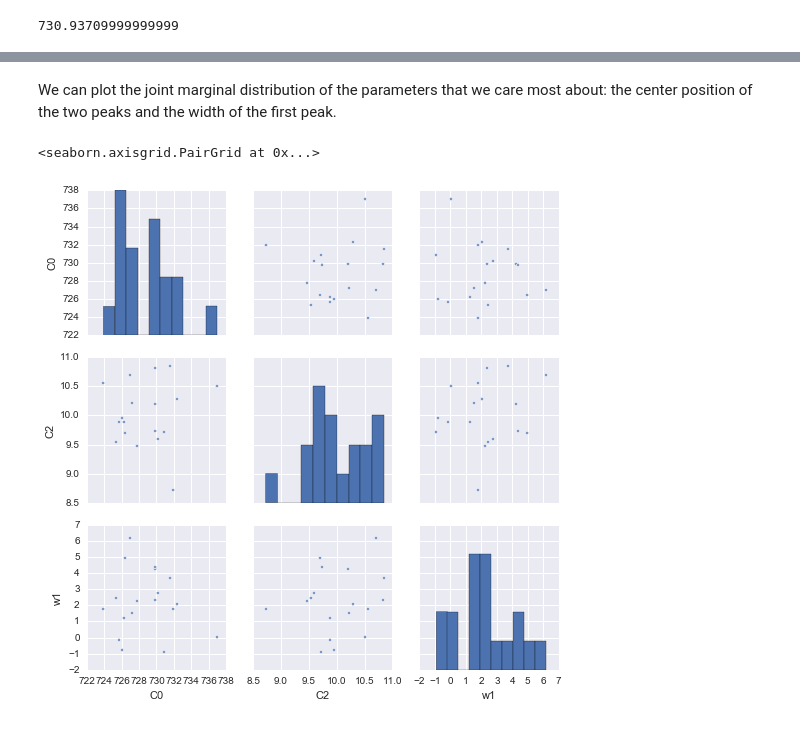
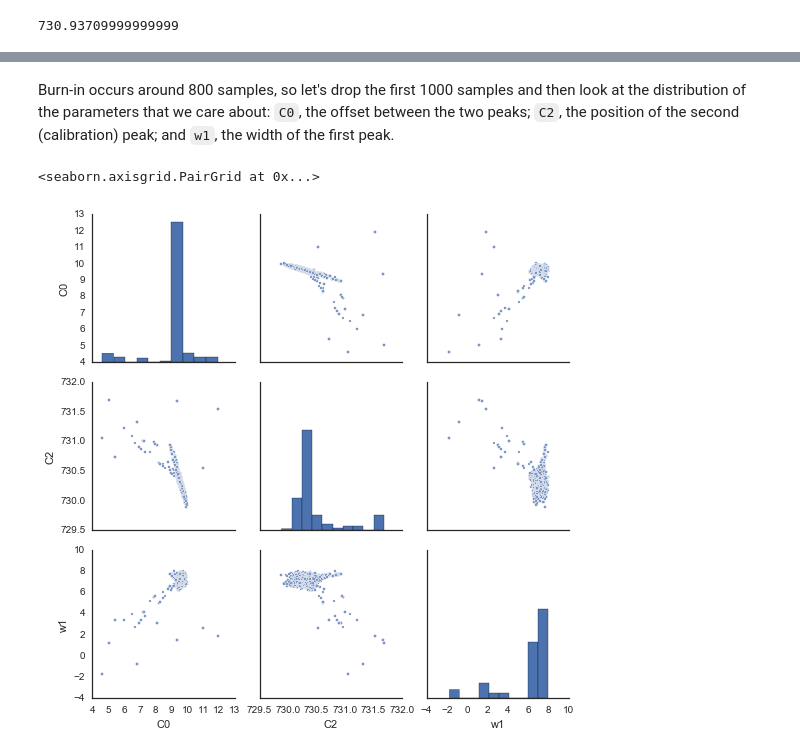
Before and after one commit to ruffinevans/sivtempfit, a Jupyter notebook: tutorial.ipynb, the cells around one changed output, grey strips where cells are left out. Saved outputs shown, nothing was run; the diff lists cells and outputs as text; code cells hidden in the pictures.

Commit message:
Updated readme and tutorial for additional clarity Tutorial now does a simple calculation but then loads in the results of a more complex calculation to show what they look like.

```diff
--- a/tutorial.ipynb
+++ b/tutorial.ipynb
@@ -7,14 +16,11 @@ First, import the package. If you need to download and install the package, plea
 %matplotlib inline
 import matplotlib
 import matplotlib.pyplot as plt
-import sivtempfit as stf
-import sivtempfit.io as io
-import sivtempfit.inferMC as mc
-import sivtempfit.model as model
 import emcee
 import numpy as np
 import pandas as pd
 import seaborn as sns
+sns.set_style("white")
 # %% [markdown]
 ## Import some data
 
@@ -112,0 +127,2 @@ Wall time: 4min 19s
+# %%
+samples_3k = np.load(io.get_example_data_file_path("samples_test_3000.npy"))
@@ -113,15 +154,10 @@ Wall time: 4min 19s
 # %% [markdown]
-We can plot the joint marginal distribution of the parameters that we care most about: the center position of the two peaks and the width of the first peak.
+Burn-in occurs around 800 samples, so let's drop the first 1000 samples and then look at the distribution of the parameters that we care about: `C0`, the offset between the two peaks; `C2`, the position of the second (calibration) peak; and `w1`, the width of the first peak.
 # %%
-samples = test_sampler.chain
-# reshape the samples into a 1D array where the colums are m and b
+samples = samples_3k[:,1000:,:]
 traces = samples.reshape(-1, 9).T
-# create a pandas DataFrame with labels.  This will come in handy
-# in a moment, when we start using seaborn to plot our results
-# (among other things, it saves us the trouble of typing in labels
-# for our plots)
 parameter_samples = pd.DataFrame({'C0': traces[2], 'C2': traces[3], 'w1': traces[4]})
 sns.pairplot(parameter_samples, markers='.')
 # %% [output]
 <seaborn.axisgrid.PairGrid at 0x...>
-[figure, old version]
+[figure, new version]
```
Also changed, not shown: parts of 29 cells of this notebook, 1 other file.
